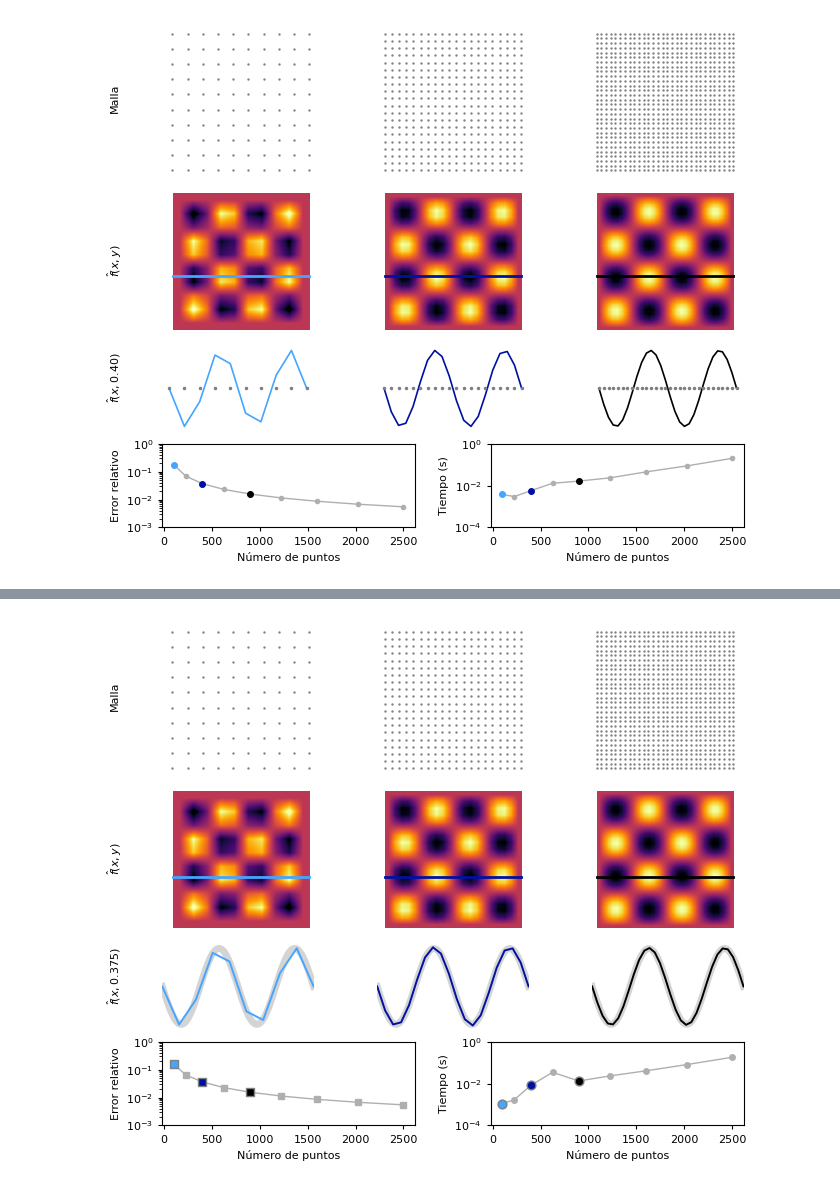
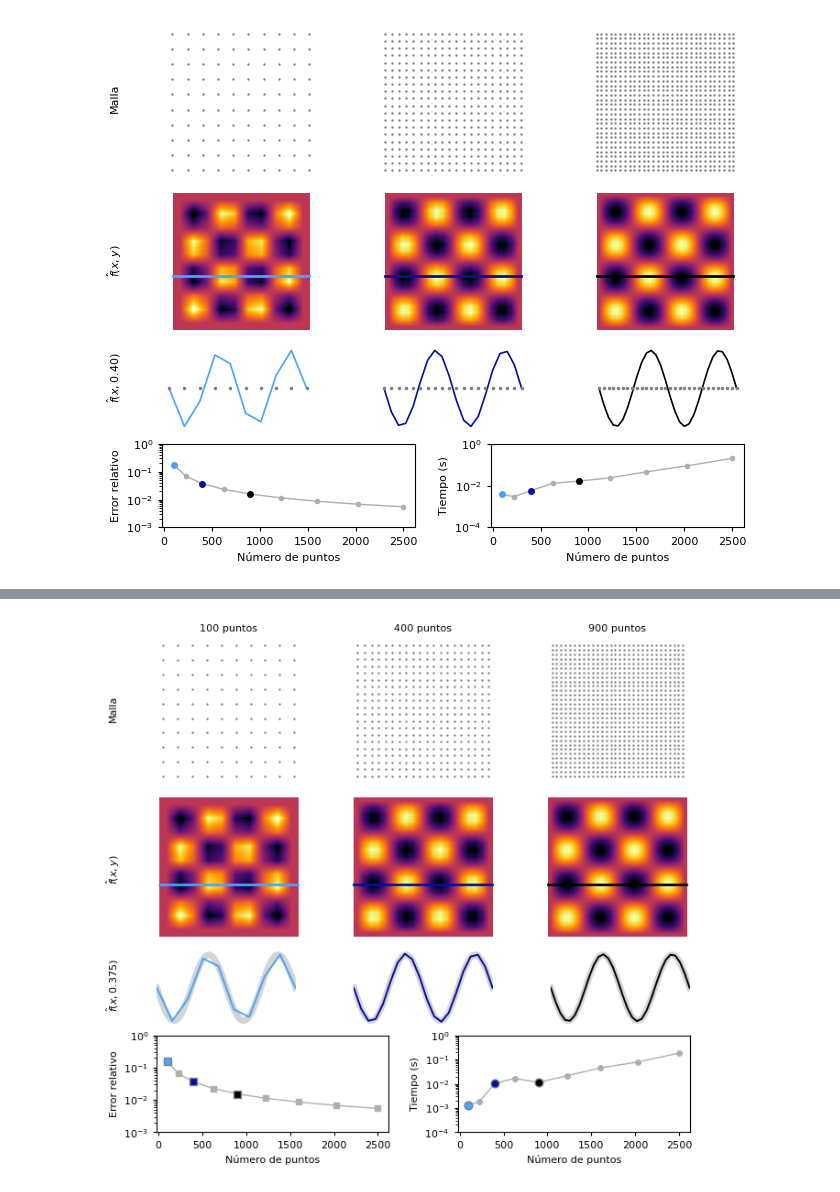
Before and after one commit to oscar-rincon/Review-Seismic-Waves, a Jupyter notebook: main/03_finite_difference_helmholtz2D/finite_difference_helmholtz2D.ipynb, the cells around one changed output, grey strips where cells are left out. Cells and saved outputs as stored; diff of their text form; code cells hidden in the pictures.

```diff
--- a/main/03_finite_difference_helmholtz2D/finite_difference_helmholtz2D.ipynb
+++ b/main/03_finite_difference_helmholtz2D/finite_difference_helmholtz2D.ipynb
@@ -292,8 +292,9 @@ for N in N_values:
 # ==========================================================
 # Figura compacta
 # ==========================================================
-fig = plt.figure(figsize=(7.5, 6.5))
-outer_gs = GridSpec(4, 1, height_ratios=[0.9, 0.85, 0.5, 0.5], figure=fig, hspace=0.12)
+fig = plt.figure(figsize=(7.5, 7.0))
+outer_gs = GridSpec(4, 1, height_ratios=[0.6, 0.6, 0.30, 0.40],
+                    figure=fig, hspace=0.1)
 
 colors = ['#45A5FF', "#0010A1", "#000000"]
 N_examples = [10, 20, 30]
@@ -306,6 +307,7 @@ for i, N in enumerate(N_examples):
     ax.scatter(X, Y, color='tab:gray', s=0.5)
     ax.set_aspect("equal", adjustable="box")
     ax.axis("off")
+    ax.set_title(f"{N*N} points", fontsize=8, pad=6)
 fig.text(0.055, 0.77, r"Grid", fontsize=8, va="center", ha="left", rotation=90)
 
 # === Row 1: 2D contours ===
@@ -398,8 +400,8 @@ ax_errT.set_ylim(top=1e0, bottom=1e-4)
 #ax_errT.legend(fontsize=7)
 
 # --- Save and show ---
-plt.savefig("figs/helmholtz2D_convergence_eng.svg", dpi=150, bbox_inches='tight')
-plt.savefig("figs/helmholtz2D_convergence_eng.pdf", dpi=150, bbox_inches='tight')
+plt.savefig("figs/01_helmholtz2D_convergence_eng.svg", dpi=150, bbox_inches='tight')
+plt.savefig("figs/01_helmholtz2D_convergence_eng.pdf", dpi=150, bbox_inches='tight')
 plt.show()
 # %% [output]
 Note: you may need to restart the kernel to use updated packages.
@@ -417,8 +419,9 @@ N= 50 | Error Relativo = 5.479e-03 | Tiempo = 0.196s
 # ==========================================================
 # Figura compacta
 # ==========================================================
-fig = plt.figure(figsize=(7.5, 6.5))
-outer_gs = GridSpec(4, 1, height_ratios=[0.9, 0.85, 0.5, 0.5], figure=fig, hspace=0.12)
+fig = plt.figure(figsize=(7.5, 7.0))
+outer_gs = GridSpec(4, 1, height_ratios=[0.6, 0.6, 0.30, 0.40],
+                    figure=fig, hspace=0.1)
 
 colors = ['#45A5FF', "#0010A1", "#000000"]
 N_ejemplos = [10, 20, 30]
@@ -431,6 +434,7 @@ for i, N in enumerate(N_ejemplos):
     ax.scatter(X, Y, color='tab:gray', s=0.5)
     ax.set_aspect("equal", adjustable="box")
     ax.axis("off")
+    ax.set_title(f"{N*N} puntos", fontsize=8, pad=6)
 fig.text(0.055, 0.77, r"Malla", fontsize=8, va="center", ha="left", rotation=90)
 
 # === Fila 1: Contornos 2D ===
@@ -491,33 +495,33 @@ ax_errT = fig.add_subplot(gs_inferior[0, 1])
 
 # --- Error vs N² ---
 ax_errN.plot(np.array(N_values)**2, relative_errors, '-', lw=1, color='#AFAFAF',
              marker='s', markersize=4, label="Error relativo")  # línea + cuadrados
 for N, color in zip(N_ejemplos, colors):
     idx = N_values.index(N)
     ax_errN.scatter(N_values[idx]**2, relative_errors[idx],
                     color=color, marker='s', s=40, edgecolor='gray', zorder=3)
 
 ax_errN.set_xlabel('Número de puntos')
 ax_errN.set_ylabel('Error relativo')
 ax_errN.set_yscale('log')
 ax_errN.set_ylim(top=1e0, bottom=1e-3)
 
 # --- Tiempo vs N² ---
 ax_errT.plot(np.array(N_values)**2, times, '-', lw=1, color='#AFAFAF',
              marker='o', markersize=4, label="Tiempo")  # línea + círculos
 for N, color in zip(N_ejemplos, colors):
     idx = N_values.index(N)
     ax_errT.scatter(N_values[idx]**2, times[idx],
                     color=color, marker='o', s=40, edgecolor='gray', zorder=3)
 
 ax_errT.set_xlabel('Número de puntos')
 ax_errT.set_ylabel('Tiempo (s)')
 ax_errT.set_yscale('log')
 ax_errT.set_ylim(top=1e0, bottom=1e-4)
 
 # --- Guardar y mostrar ---
-plt.savefig("figs/helmholtz2D_convergence_esp.svg", dpi=150, bbox_inches='tight')
-plt.savefig("figs/helmholtz2D_convergence_esp.pdf", dpi=150, bbox_inches='tight')
+plt.savefig("figs/01_helmholtz2D_convergence_esp.svg", dpi=150, bbox_inches='tight')
+plt.savefig("figs/01_helmholtz2D_convergence_esp.pdf", dpi=150, bbox_inches='tight')
 plt.show()
 # %% [output]
-[figure, old version]
+[figure, new version]
```
Also changed, not shown: parts of 1 cell of this notebook, 21 other files.
